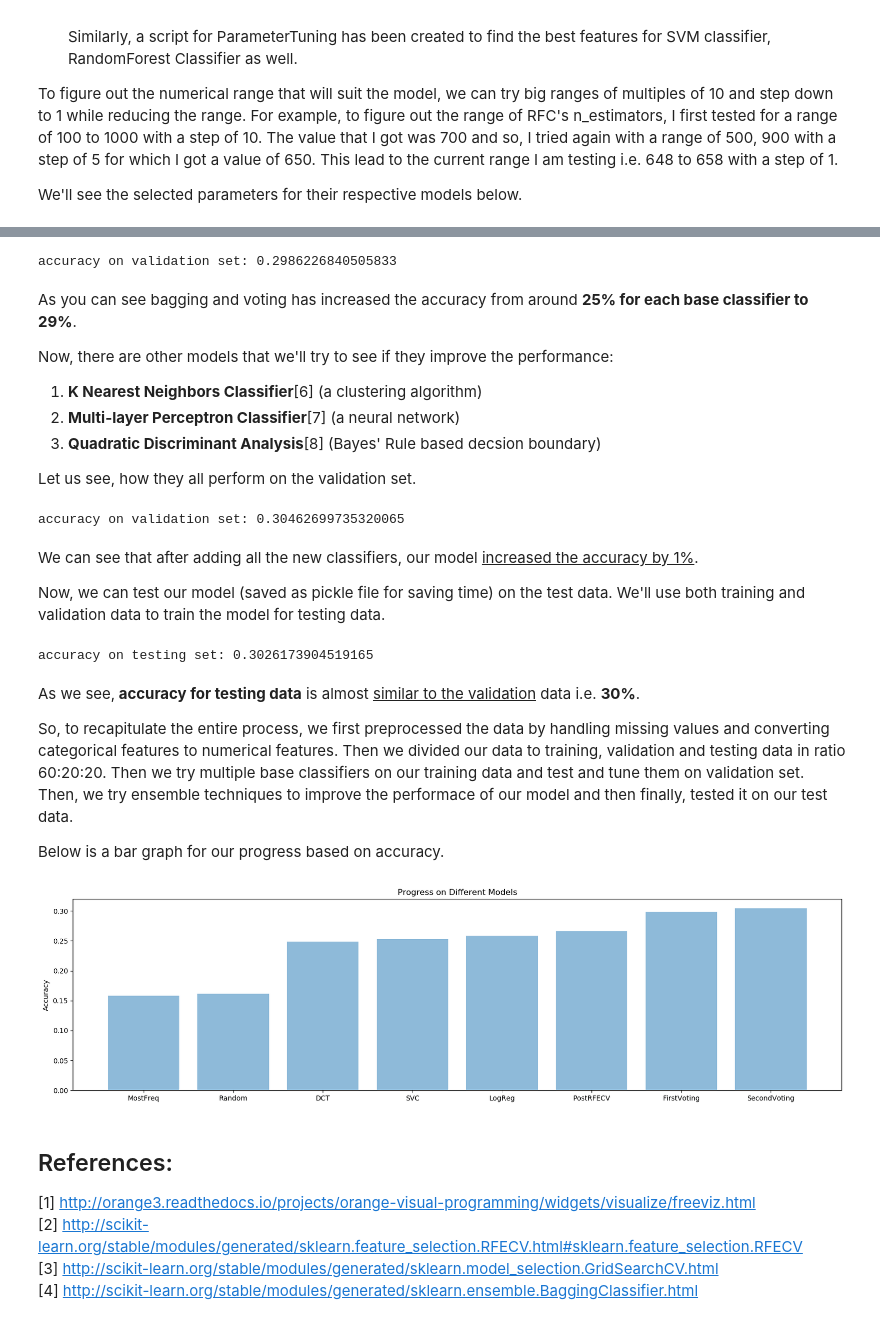
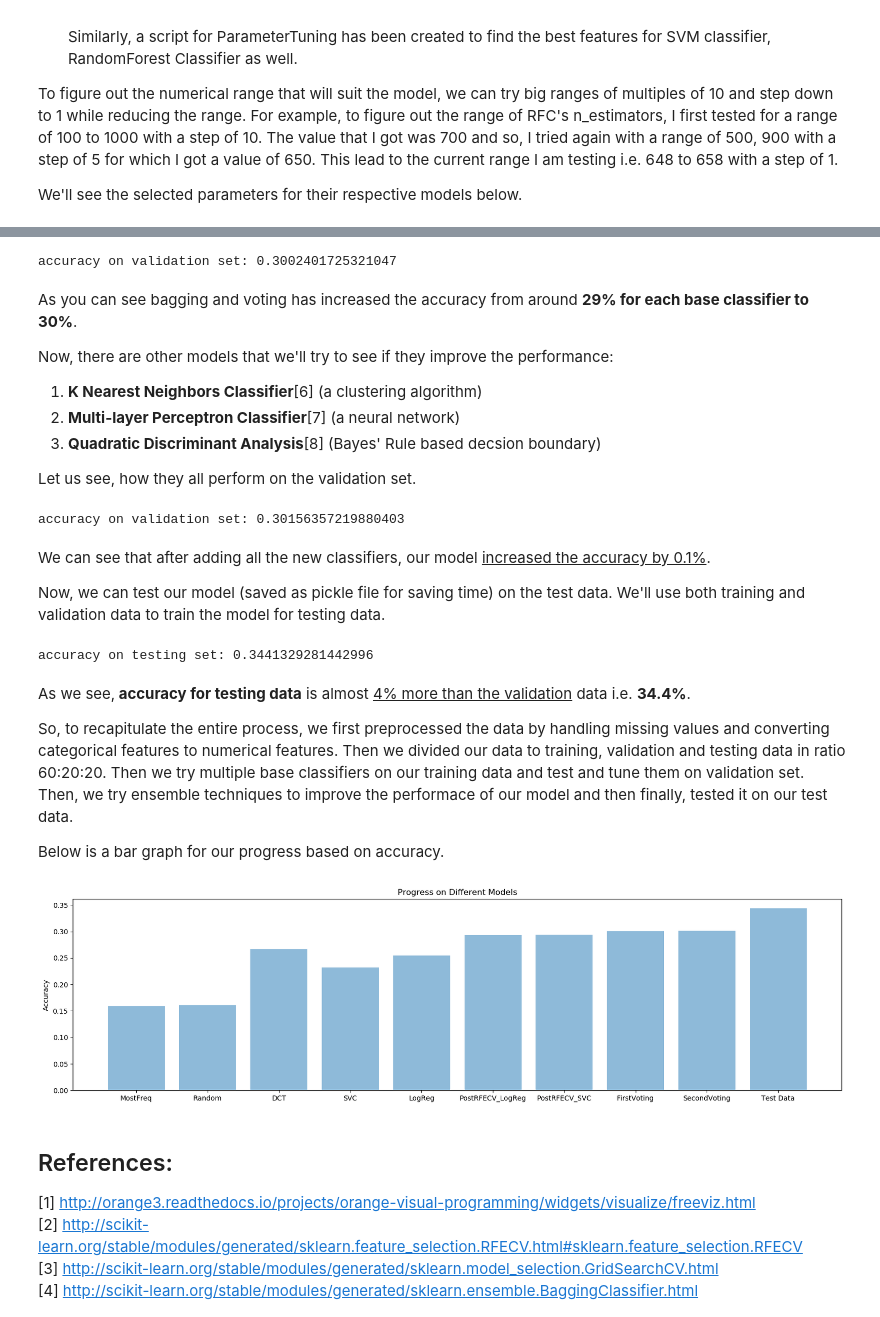
Before and after one commit to SPanday/Empathy_Analysis, a Jupyter notebook: HW5_Problem2.ipynb, the cells around one changed output, grey strips where cells are left out. Saved outputs shown, nothing was run; the diff lists cells and outputs as text; code cells hidden in the pictures.

```diff
--- a/HW5_Problem2.ipynb
+++ b/HW5_Problem2.ipynb
@@ -129,6 +136,7 @@ As we had seen during visualiztion and also noticed indirectly due to bad perfor
 
 Here, I have used RFE from sklearn package and chosen all those attributes that <u>fall in rank 1 to 3</u>. After that I rerun the default logistic regression on the new X set to see if it changes anything.
 # %%
+X,y = getXY(cleanedData, finalAttr)
 logreg = LogisticRegression()
 rfe = RFECV(logreg, 10)
 rfe = rfe.fit(X, y )
@@ -139,13 +147,16 @@ for i, rank in enumerate(ranking):
         selectedAttr.append(finalAttr[i])
 
 print('After feature selection:',X_train.shape)
+X_train, y_train = getXY(train, selectedAttr)
+X_val, y_val = getXY(validate, selectedAttr)
+X_test, y_test = getXY(test, selectedAttr)
 
 print('\n  training *Logistic Regression* model on REFINED training set...')
 clf = LogisticRegression().fit(X_train, y_train)
 print('     testing on REFINED validation set...')
 predicted = clf.predict(X_val)
 print('       accuracy on validation set:',np.mean(predicted == y_val))
-
+accuracies.append(np.mean(predicted == y_val))
 print('\n  training *Support Vector Machine* model on REFINED training set...')
 clf = SVC(kernel = 'poly')
 warnings.filterwarnings("ignore")
@@ -153,4 +164,5 @@ clf = clf.fit(X_train, y_train)
 print('     testing on REFINED validation set...')
 predicted = clf.predict(X_val)
 print('       accuracy on validation set:',np.mean(predicted == y_val))
+accuracies.append(np.mean(predicted == y_val))
 # %% [output]
@@ -230,14 +240,15 @@ clf4 = BaggingClassifier(base_estimator=svc)
 
 
 eclf = VotingClassifier(estimators=[
-        ('lr', clf1), ('rf', clf2), ('cart',clf3),('svm',clf4)], voting='hard')
+        ('lr', clf1), ('rf', clf3), ('cart',clf3),('svm',clf4)], voting='hard')
 
 eclf = eclf.fit(X_train, y_train)
 print('accuracy on validation set:',np.mean(y_val == eclf.predict(X_val)))
+accuracies.append(np.mean(y_val == eclf.predict(X_val)))
 # %% [output]
-accuracy on validation set: 0.2986226840505833
+accuracy on validation set: 0.3002401725321047
 # %% [markdown]
-As you can see bagging and voting has increased the accuracy from around <b>25% for each base classifier to 29%</b>.
+As you can see bagging and voting has increased the accuracy from around <b>29% for each base classifier to 30%</b>.
 
 Now, there are other models that we'll try to see if they improve the performance:
 1. <b>K Nearest Neighbors Classifier</b>[6] (a clustering algorithm)
@@ -257,7 +268,7 @@ clf3 = BaggingClassifier(base_estimator=cart)
 rfc = SVC(kernel = bestSVC['kernel'], C = bestSVC['C'])
 clf4 = BaggingClassifier(base_estimator=rfc)
 
-kmeans = KNeighborsClassifier(3)
+kmeans = KNeighborsClassifier(5)
 
 nn = MLPClassifier(alpha=1)
 
@@ -265,25 +276,27 @@ qda = QuadraticDiscriminantAnalysis()
 
 
 eclf1 = VotingClassifier(estimators=[
-        ('lr', clf1), ('rf', clf2), ('cart',clf3),('svm',clf4), ('nn', nn)], voting='hard')
+        ('rf', clf2), ('cart',clf3),('svm',clf4), ('nn', nn), ('qda',qda), ('km', kmeans)], voting='hard')#
 
 eclf1 = eclf1.fit(X_train, y_train)
 print('accuracy on validation set:',np.mean(y_val == eclf1.predict(X_val)))
+accuracies.append(np.mean(y_val == eclf1.predict(X_val)))
 # %% [output]
-accuracy on validation set: 0.30462699735320065
+accuracy on validation set: 0.30156357219880403
 # %% [markdown]
-We can see that after adding all the new classifiers, our model <u>increased the accuracy by 1%</u>.
+We can see that after adding all the new classifiers, our model <u>increased the accuracy by 0.1%</u>.
 
 Now, we can test our model (saved as pickle file for saving time) on the test data. We'll use both training and validation data to train the model for testing data.
 # %%
-eclf1 = pickle.load(open('ensemble.sav', 'rb'))
+eclf1 = pickle.load(open('saved_pickles/ensemble.sav', 'rb'))
 
 eclf1 = eclf1.fit(np.concatenate((X_train,X_val)),np.concatenate((y_train,y_val)))
 print('accuracy on testing set:',np.mean(y_test == eclf1.predict(X_test)))
+accuracies.append(np.mean(y_test == eclf1.predict(X_test)))
 # %% [output]
-accuracy on testing set: 0.3026173904519165
+accuracy on testing set: 0.3441329281442996
 # %% [markdown]
-As we see,<b> accuracy for testing data</b> is almost <u>similar to the validation</u> data i.e. <b>30%</b>.
+As we see,<b> accuracy for testing data</b> is almost <u>4% more than the validation</u> data i.e. <b>34.4%</b>.
 
 So, to recapitulate the entire process, we first preprocessed the data by handling missing values and converting categorical features to numerical features. Then we divided our data to training, validation and testing data in ratio 60:20:20. Then we try multiple base classifiers on our training data and test and tune them on validation set. Then, we try ensemble techniques to improve the performace of our model and then finally, tested it on our test data.
 
@@ -291,21 +304,20 @@ Below is a bar graph for our progress based on accuracy.
 # %%
 import matplotlib.pyplot as plt; plt.rcdefaults()
 import numpy as np
 import matplotlib.pyplot as plt
 
-objects = ('MostFreq', 'Random', 'DCT', 'SVC', 'LogReg', 'PostRFECV','FirstVoting', 'SecondVoting')
+objects = ('MostFreq', 'Random', 'DCT', 'SVC', 'LogReg', 'PostRFECV_LogReg', 'PostRFECV_SVC','FirstVoting', 'SecondVoting', 'Test Data')
 y_pos = np.arange(len(objects))
-performance = [0.15841584158415842,0.16174884815214194,0.24833349671600824,0.25254876972845797,
-               0.2588716792471326,0.2658317811979218, 0.2986226840505833,0.30462699735320065 ]
+performance = accuracies
 plt.figure(figsize=(20, 5))
 plt.bar(y_pos, performance, align='center', alpha=0.5)
 plt.xticks(y_pos, objects)
 plt.ylabel('Accuracy')
 plt.title('Progress on Different Models')
 
 plt.show()
 # %% [output]
-[figure, old version]
+[figure, new version]
 # %% [markdown]
 ## References:
 [1] http://orange3.readthedocs.io/projects/orange-visual-programming/widgets/visualize/freeviz.html<br>
```
Also changed, not shown: parts of 12 cells of this notebook, 6 other files.
